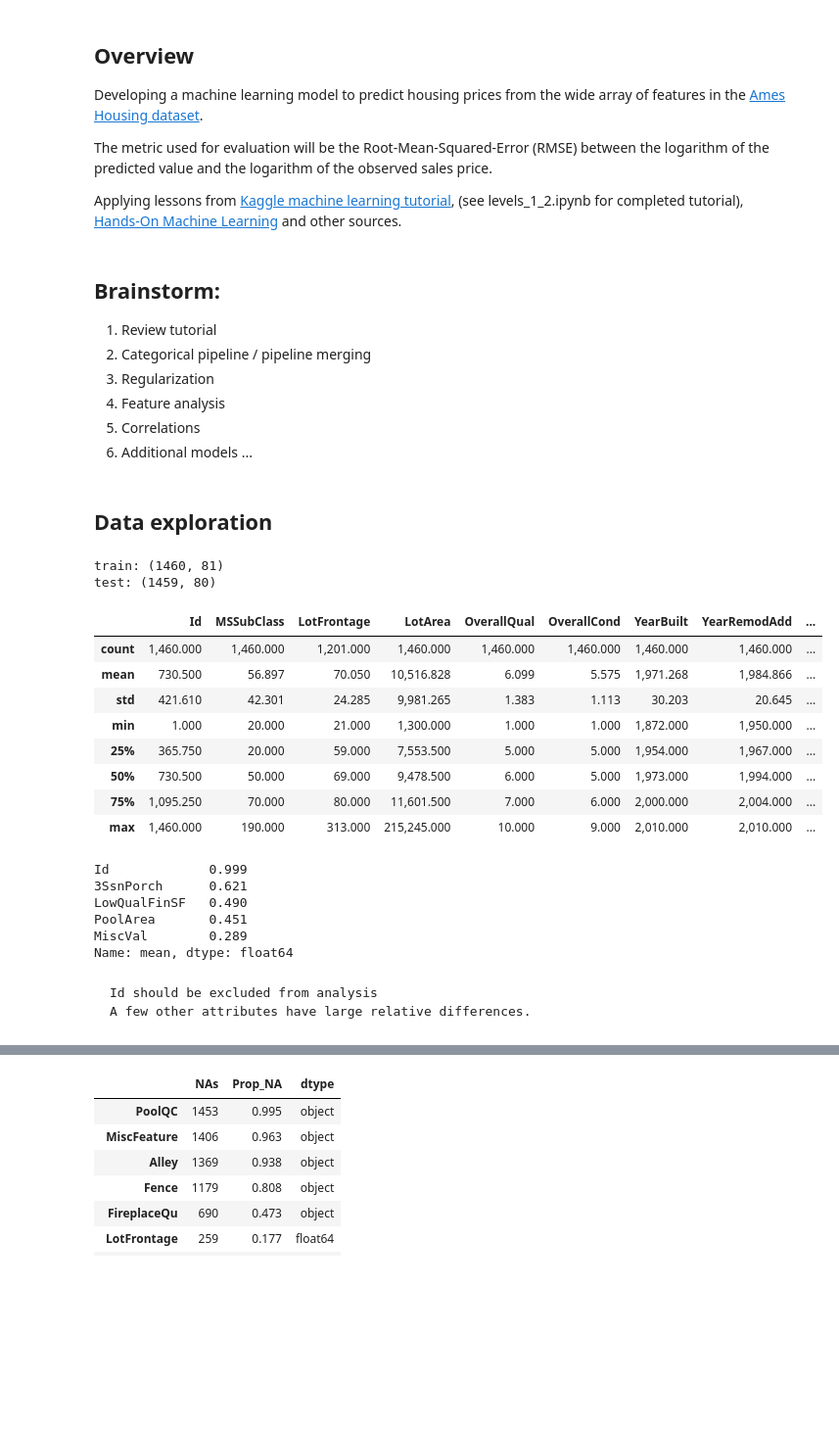
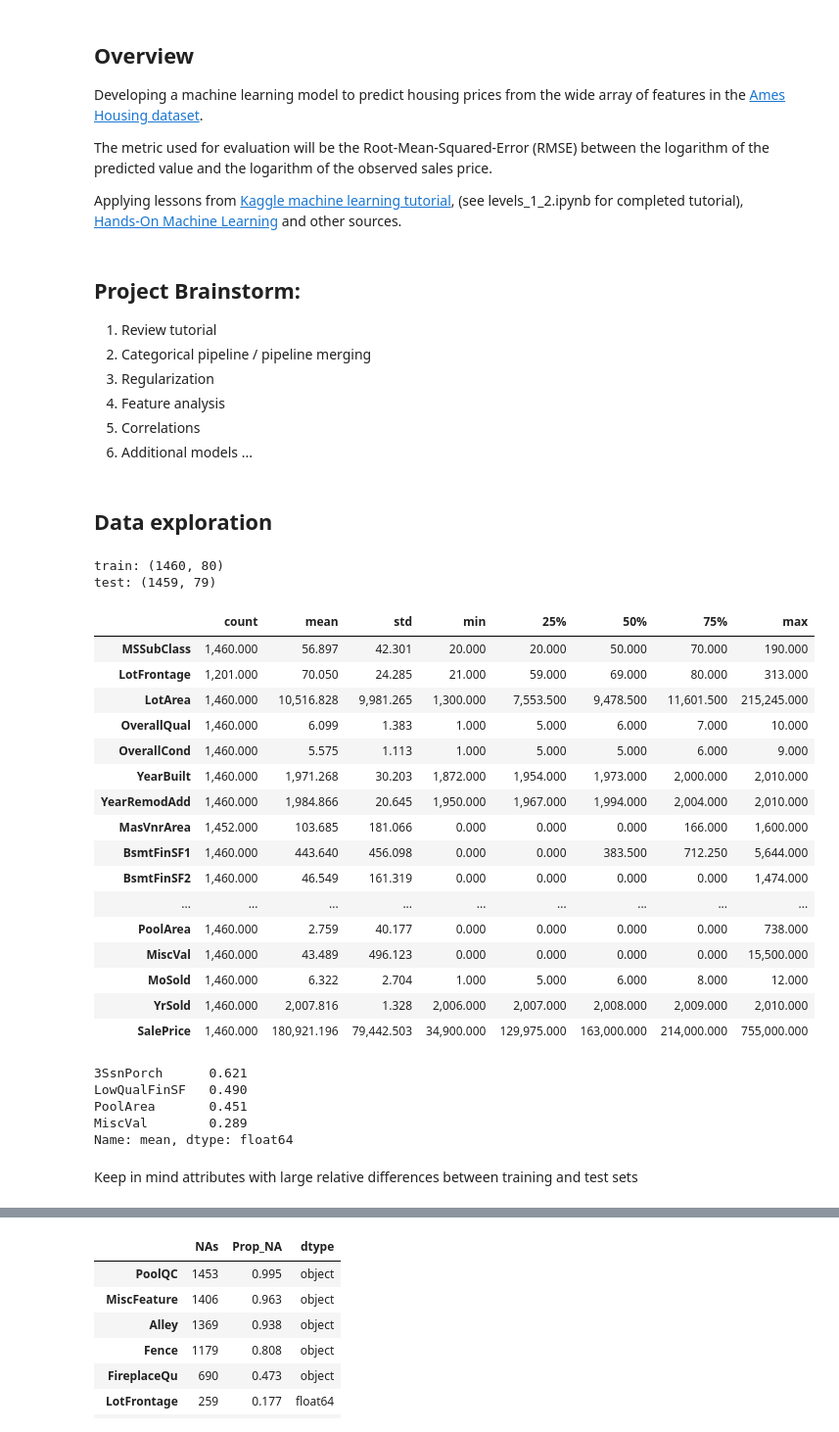
Before and after one commit to pmgasper/kaggle_learn, a Jupyter notebook: machine_learning/iowa_housing.ipynb, the cells around one changed output, grey strips where cells are left out. Shown: that part at 98% size. Saved outputs shown, nothing was run; the diff lists cells and outputs as text; code cells hidden in the pictures; blank space fills up the shorter version.

```diff
--- a/machine_learning/iowa_housing.ipynb
+++ b/machine_learning/iowa_housing.ipynb
@@ -9,7 +9,7 @@ The metric used for evaluation will be the Root-Mean-Squared-Error (RMSE) betwee
 
 Applying lessons from [Kaggle machine learning tutorial](https://www.kaggle.com/learn/maching_learning), (see levels_1_2.ipynb for completed tutorial), [Hands-On Machine Learning](https://github.com/ageron/handson-ml) and other sources.
 # %% [markdown]
-## Brainstorm:
+## Project Brainstorm:
 1. Review tutorial
 2. Categorical pipeline / pipeline merging
 3. Regularization
@@ -30,31 +31,39 @@ pd.options.display.float_format = '{:,.3f}'.format
 # %% [markdown]
 ## Data exploration
 # %%
-# Loading training and test sets
-  # provided by Kaggle
+# Loading training and test data provided by Kaggle
   # test data does not include outcome variable
-train_raw = pd.read_csv('data/train.csv')
-test_raw = pd.read_csv('data/test.csv')
+train_raw = pd.read_csv('data/train.csv', index_col='Id')
+test_raw = pd.read_csv('data/test.csv', index_col='Id')
 # %%
 # Training data info
 print('train:', train_raw.shape)
 print('test:', test_raw.shape)
 # %% [output]
-train: (1460, 81)
-test: (1459, 80)
+train: (1460, 80)
+test: (1459, 79)
 # %%
 # Summary statistics for numerical training data
-train_raw.describe()
+with pd.option_context('max_rows', None):
+    display(train_raw.describe().T)
 # %% [output]
-|  | Id | MSSubClass | LotFrontage | LotArea | OverallQual | OverallCond | YearBuilt | YearRemodAdd | ... |
-| count | 1,460.000 | 1,460.000 | 1,201.000 | 1,460.000 | 1,460.000 | 1,460.000 | 1,460.000 | 1,460.000 | ... |
-| mean | 730.500 | 56.897 | 70.050 | 10,516.828 | 6.099 | 5.575 | 1,971.268 | 1,984.866 | ... |
-| std | 421.610 | 42.301 | 24.285 | 9,981.265 | 1.383 | 1.113 | 30.203 | 20.645 | ... |
-| min | 1.000 | 20.000 | 21.000 | 1,300.000 | 1.000 | 1.000 | 1,872.000 | 1,950.000 | ... |
-| 25% | 365.750 | 20.000 | 59.000 | 7,553.500 | 5.000 | 5.000 | 1,954.000 | 1,967.000 | ... |
-| 50% | 730.500 | 50.000 | 69.000 | 9,478.500 | 6.000 | 5.000 | 1,973.000 | 1,994.000 | ... |
-| 75% | 1,095.250 | 70.000 | 80.000 | 11,601.500 | 7.000 | 6.000 | 2,000.000 | 2,004.000 | ... |
-| max | 1,460.000 | 190.000 | 313.000 | 215,245.000 | 10.000 | 9.000 | 2,010.000 | 2,010.000 | ... |
+|  | count | mean | std | min | 25% | 50% | 75% | max |
+| MSSubClass | 1,460.000 | 56.897 | 42.301 | 20.000 | 20.000 | 50.000 | 70.000 | 190.000 |
+| LotFrontage | 1,201.000 | 70.050 | 24.285 | 21.000 | 59.000 | 69.000 | 80.000 | 313.000 |
+| LotArea | 1,460.000 | 10,516.828 | 9,981.265 | 1,300.000 | 7,553.500 | 9,478.500 | 11,601.500 | 215,245.000 |
+| OverallQual | 1,460.000 | 6.099 | 1.383 | 1.000 | 5.000 | 6.000 | 7.000 | 10.000 |
+| OverallCond | 1,460.000 | 5.575 | 1.113 | 1.000 | 5.000 | 5.000 | 6.000 | 9.000 |
+| YearBuilt | 1,460.000 | 1,971.268 | 30.203 | 1,872.000 | 1,954.000 | 1,973.000 | 2,000.000 | 2,010.000 |
+| YearRemodAdd | 1,460.000 | 1,984.866 | 20.645 | 1,950.000 | 1,967.000 | 1,994.000 | 2,004.000 | 2,010.000 |
+| MasVnrArea | 1,452.000 | 103.685 | 181.066 | 0.000 | 0.000 | 0.000 | 166.000 | 1,600.000 |
+| BsmtFinSF1 | 1,460.000 | 443.640 | 456.098 | 0.000 | 0.000 | 383.500 | 712.250 | 5,644.000 |
+| BsmtFinSF2 | 1,460.000 | 46.549 | 161.319 | 0.000 | 0.000 | 0.000 | 0.000 | 1,474.000 |
+| ... | ... | ... | ... | ... | ... | ... | ... | ... |
+| PoolArea | 1,460.000 | 2.759 | 40.177 | 0.000 | 0.000 | 0.000 | 0.000 | 738.000 |
+| MiscVal | 1,460.000 | 43.489 | 496.123 | 0.000 | 0.000 | 0.000 | 0.000 | 15,500.000 |
+| MoSold | 1,460.000 | 6.322 | 2.704 | 1.000 | 5.000 | 6.000 | 8.000 | 12.000 |
+| YrSold | 1,460.000 | 2,007.816 | 1.328 | 2,006.000 | 2,007.000 | 2,008.000 | 2,009.000 | 2,010.000 |
+| SalePrice | 1,460.000 | 180,921.196 | 79,442.503 | 34,900.000 | 129,975.000 | 163,000.000 | 214,000.000 | 755,000.000 |
 # %%
 # Training vs test data
   # Quick relative difference metric for numerical attributes
@@ -65,14 +74,12 @@ rel_diff = np.abs((test_raw.describe().loc['mean', :] -
 
 rel_diff.loc[rel_diff > 0.2].sort_values(ascending=False)
 # %% [output]
-Id             0.999
 3SsnPorch      0.621
 LowQualFinSF   0.490
 PoolArea       0.451
 MiscVal        0.289
 Name: mean, dtype: float64
-# %% [markdown]
-    Id should be excluded from analysis
-    A few other attributes have large relative differences.
+# %% [markdown]
+Keep in mind attributes with large relative differences between training and test sets
 # %%
 # Summary statistics for categorical training data
```
Also changed, not shown: parts of 24 cells of this notebook.
